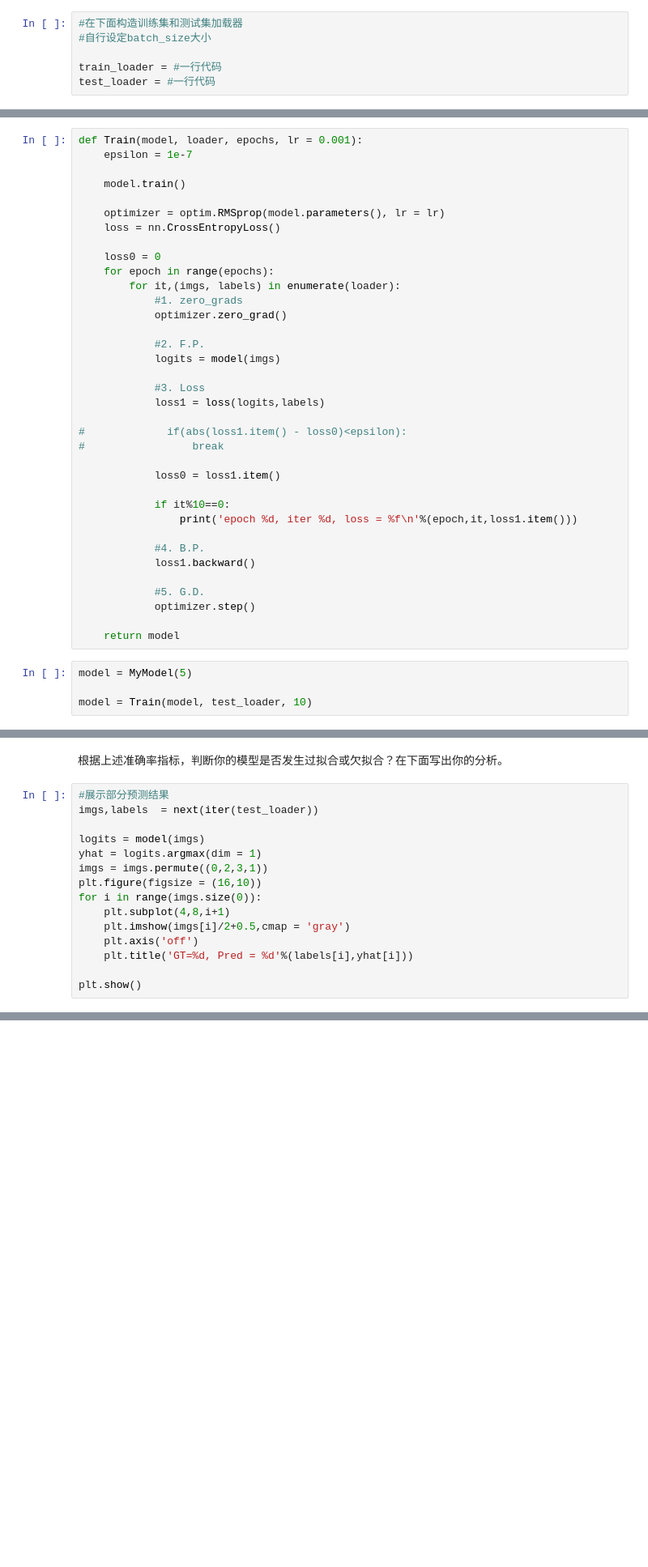
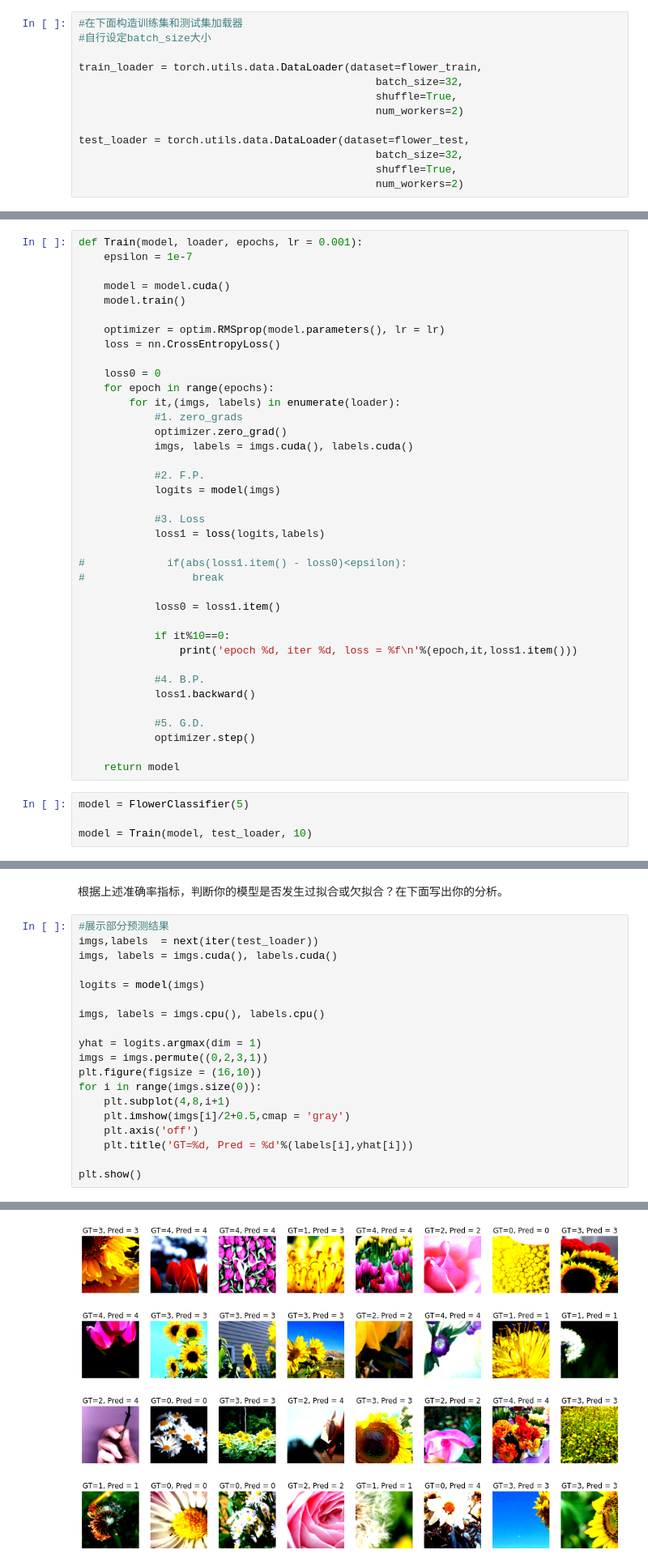
Before and after one commit to haonan0x3a1/DL_Lab, a Jupyter notebook: Lab_06/E02014154王浩南_实验六.ipynb, the cells around one changed output, grey strips where cells are left out. Shown at 81% size. Saved outputs shown, nothing was run; the diff lists cells and outputs as text; blank space fills up the shorter version.

```diff
--- a/Lab_06/E02014154王浩南_实验六.ipynb
+++ b/Lab_06/E02014154王浩南_实验六.ipynb
@@ -117,8 +195,15 @@ summary(net, input_size = (3,224,224))
 #在下面构造训练集和测试集加载器
 #自行设定batch_size大小
 
-train_loader = #一行代码
-test_loader = #一行代码
+train_loader = torch.utils.data.DataLoader(dataset=flower_train,
+                                               batch_size=32,
+                                               shuffle=True,
+                                               num_workers=2)
+
+test_loader = torch.utils.data.DataLoader(dataset=flower_test,
+                                               batch_size=32,
+                                               shuffle=True,
+                                               num_workers=2)
 # %%
 imgs,labels = next(iter(train_loader))
 # %%
@@ -133,6 +222,7 @@ labels.shape
 def Train(model, loader, epochs, lr = 0.001):
     epsilon = 1e-7
 
+    model = model.cuda()
     model.train()
 
     optimizer = optim.RMSprop(model.parameters(), lr = lr)
@@ -143,6 +233,7 @@ def Train(model, loader, epochs, lr = 0.001):
         for it,(imgs, labels) in enumerate(loader):
             #1. zero_grads
             optimizer.zero_grad()
+            imgs, labels = imgs.cuda(), labels.cuda()
 
             #2. F.P.
             logits = model(imgs)
@@ -166,6 +257,6 @@ def Train(model, loader, epochs, lr = 0.001):
 
     return model
 # %%
-model = MyModel(5)
+model = FlowerClassifier(5)
 
 model = Train(model, test_loader, 10)
@@ -202,8 +317,12 @@ print('Test Accuracy = %f'%(test_acc))
 # %%
 #展示部分预测结果
 imgs,labels  = next(iter(test_loader))
+imgs, labels = imgs.cuda(), labels.cuda()
 
 logits = model(imgs)
+
+imgs, labels = imgs.cpu(), labels.cpu()
+
 yhat = logits.argmax(dim = 1)
 imgs = imgs.permute((0,2,3,1))
 plt.figure(figsize = (16,10))
@@ -214,3 +333,4 @@ for i in range(imgs.size(0)):
     plt.title('GT=%d, Pred = %d'%(labels[i],yhat[i]))
 
 plt.show()
+# %% [output]
@@ -217,3 +354,4 @@ plt.show()
+[figure, added]
 # %% [markdown]
 ## 3.4 错误分析(选做)
 # %% [markdown]
```
Also changed, not shown: parts of 16 cells of this notebook, 3 other files.
